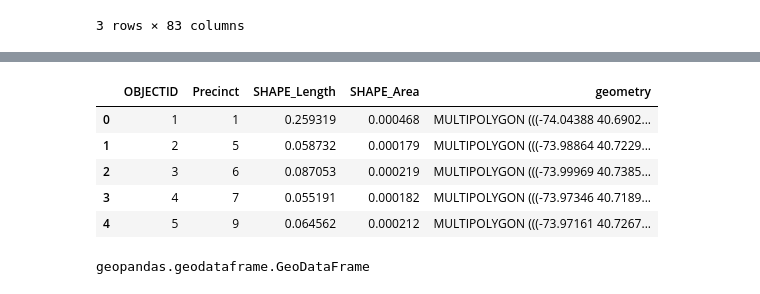
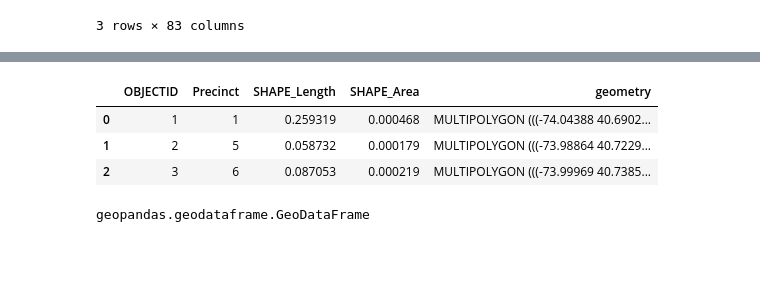
Before and after one commit to creenaunej/2018NycStopAndFrisk, a Jupyter notebook: NYC_stop_and_frisk_mapped.ipynb, the cells around one changed output, grey strips where cells are left out. Cells and saved outputs as stored; diff of their text form; code cells hidden in the pictures; blank space fills up the shorter version.

```diff
--- a/NYC_stop_and_frisk_mapped.ipynb
+++ b/NYC_stop_and_frisk_mapped.ipynb
@@ -42,17 +42,15 @@ StopAndFriskdf.describe()
 | max | 11008.000000 | 2018.0 | 879.000000 | 881.000000 | 99999.000000 | ... |
 # %%
 #New file Geo coordinates for police precincts - taken from NYC open data
-police_pre = geopandas.read_file("/Users/jordan/Documents/GitHub/2018NycStopAndFrisk/NYC_Police_Precincts.geojson")
+police_pre = geopandas.read_file("/Users/jordancreenaune/Documents/GitHub/2018NycStopAndFrisk/NYC_Police_Precincts/NYC_Police_Precincts.geojson")
 # %%
 #Check the first 5 rows for what data is contained
-police_pre.head()
+police_pre.head(3)
 # %% [output]
 |  | OBJECTID | Precinct | SHAPE_Length | SHAPE_Area | geometry |
 | 0 | 1 | 1 | 0.259319 | 0.000468 | MULTIPOLYGON (((-74.04388 40.6902... |
 | 1 | 2 | 5 | 0.058732 | 0.000179 | MULTIPOLYGON (((-73.98864 40.7229... |
 | 2 | 3 | 6 | 0.087053 | 0.000219 | MULTIPOLYGON (((-73.99969 40.7385... |
-| 3 | 4 | 7 | 0.055191 | 0.000182 | MULTIPOLYGON (((-73.97346 40.7189... |
-| 4 | 5 | 9 | 0.064562 | 0.000212 | MULTIPOLYGON (((-73.97161 40.7267... |
 # %%
 #check rename of column geometry
 police_pre = geopandas.GeoDataFrame(police_pre, geometry='geometry')
```
Also changed, not shown: parts of 3 cells of this notebook, 3 other files.
